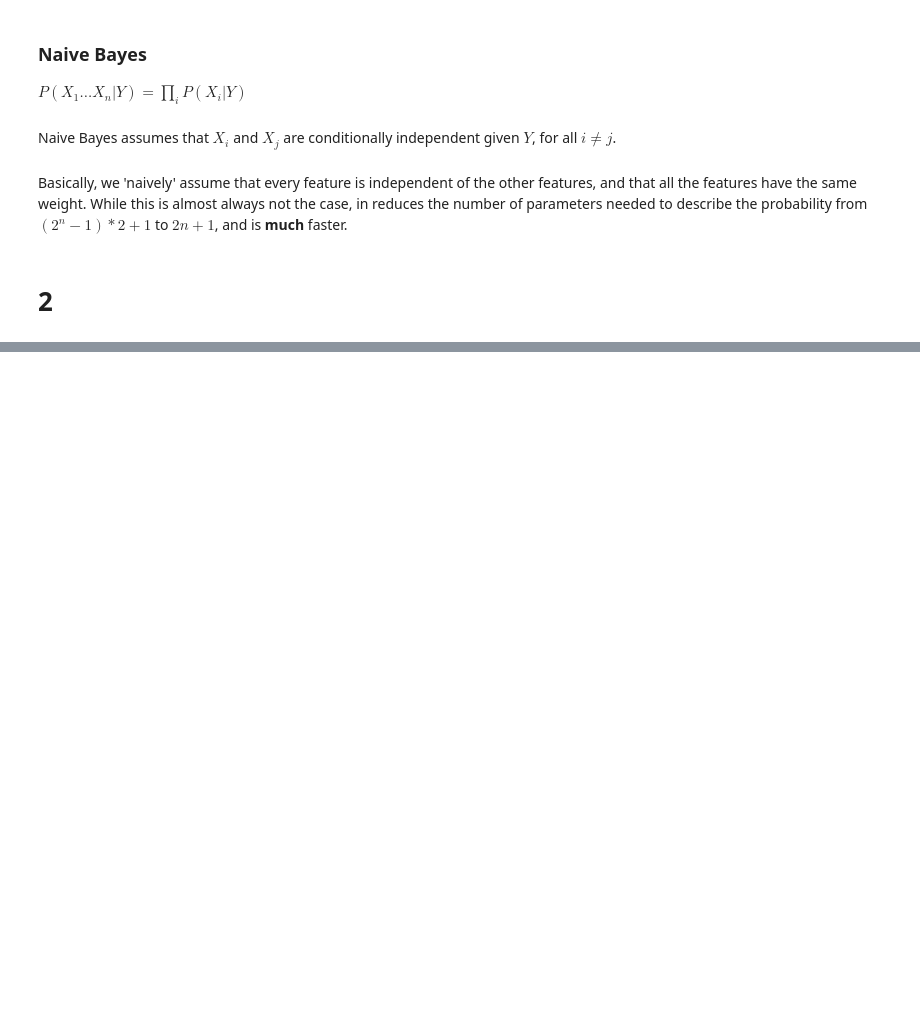
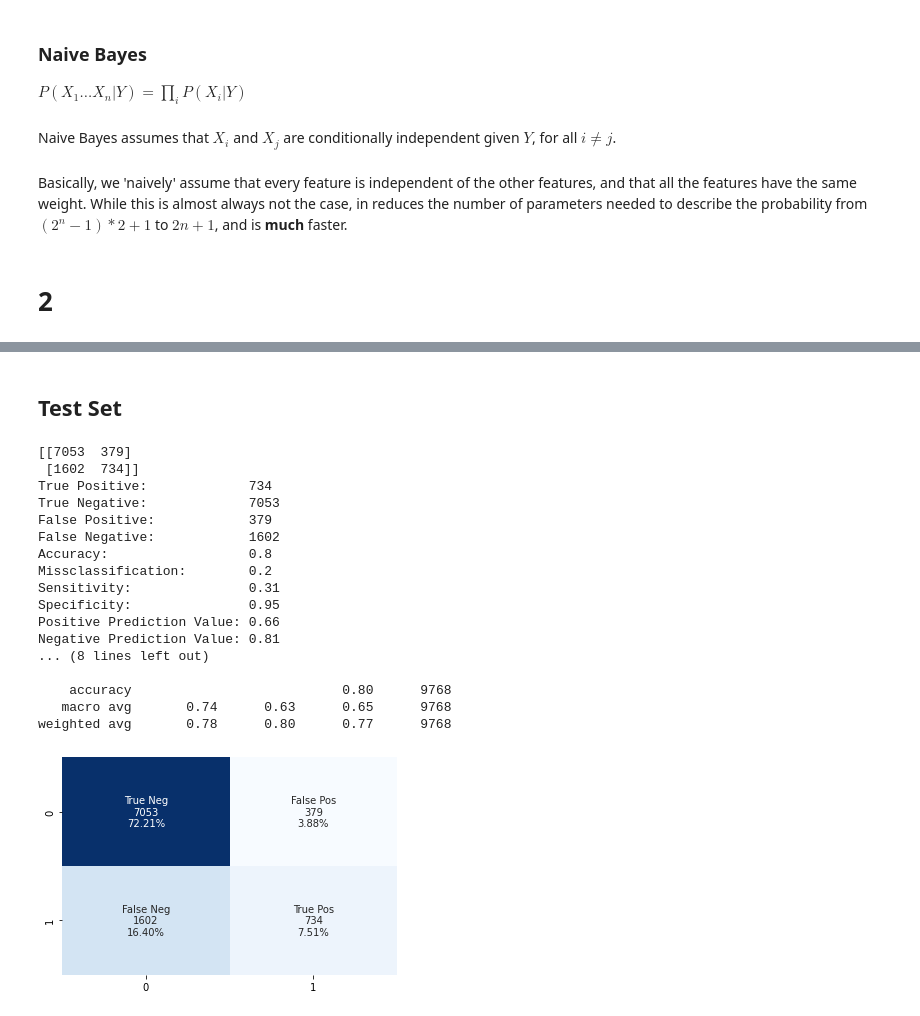
Before and after one commit to Trenonian/ML-HW-4, a Jupyter notebook: HW4 Michael Anderson.ipynb, the cells around one changed output, grey strips where cells are left out. Drawn from its saved outputs; the diff is of its cells as text; code cells hidden in the pictures; blank space fills up the shorter version.

```diff
--- a/HW4 Michael Anderson.ipynb
+++ b/HW4 Michael Anderson.ipynb
@@ -104,0 +276,24 @@ le = preprocessing.LabelEncoder()
+# %% [markdown]
+## Test Set
+# %%
+predicted = model.predict(test[variables])
+analyze(test[target], predicted)
+# %% [output]
+[[7053  379]
+ [1602  734]]
+True Positive:             734
+True Negative:             7053
+False Positive:            379
+False Negative:            1602
+Accuracy:                  0.8
+Missclassification:        0.2
+Sensitivity:               0.31
+Specificity:               0.95
+Positive Prediction Value: 0.66
+Negative Prediction Value: 0.81
+... (8 lines left out)
+
+    accuracy                           0.80      9768
+   macro avg       0.74      0.63      0.65      9768
+weighted avg       0.78      0.80      0.77      9768
+[figure, added]
```
Also changed, not shown: parts of 23 cells of this notebook, 2 other files.
